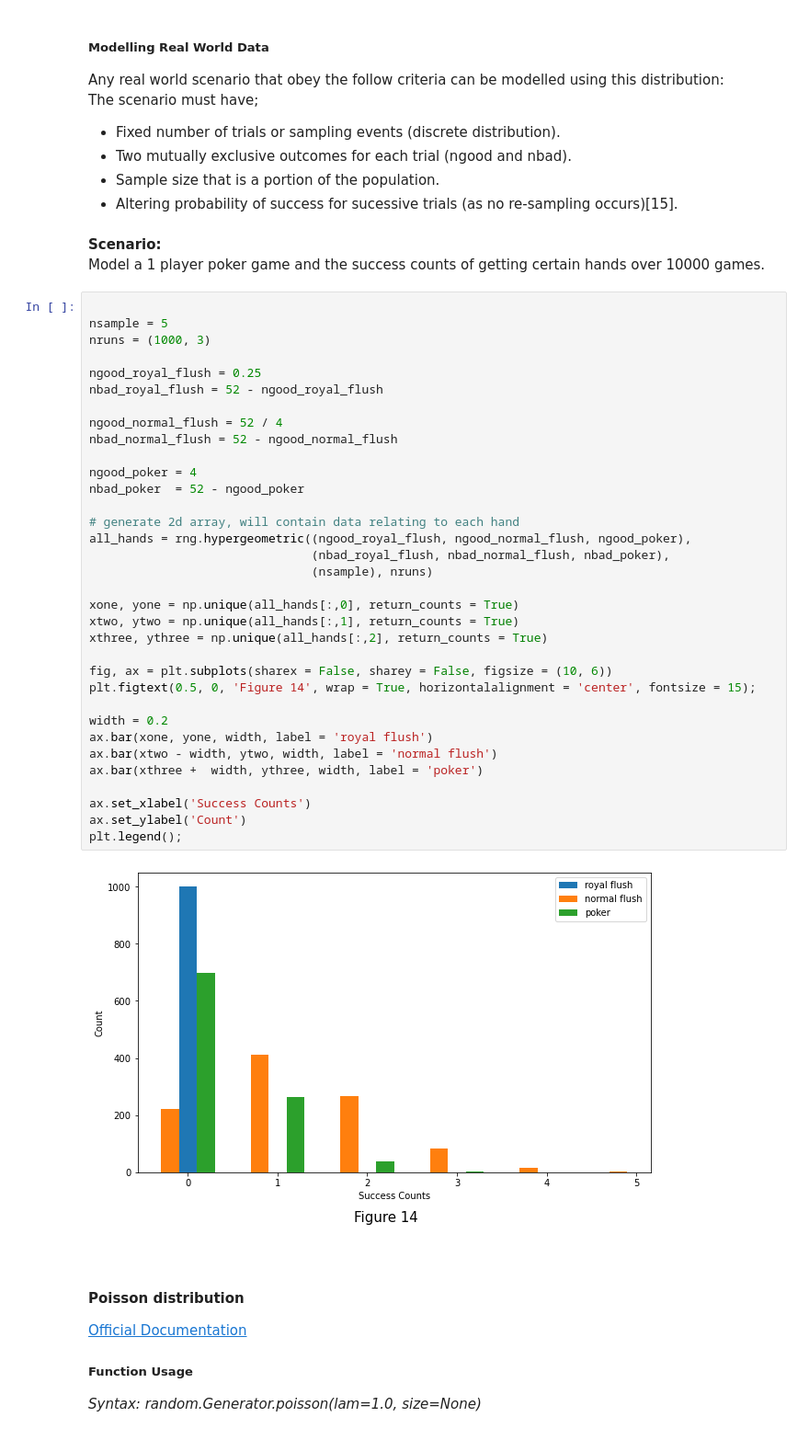
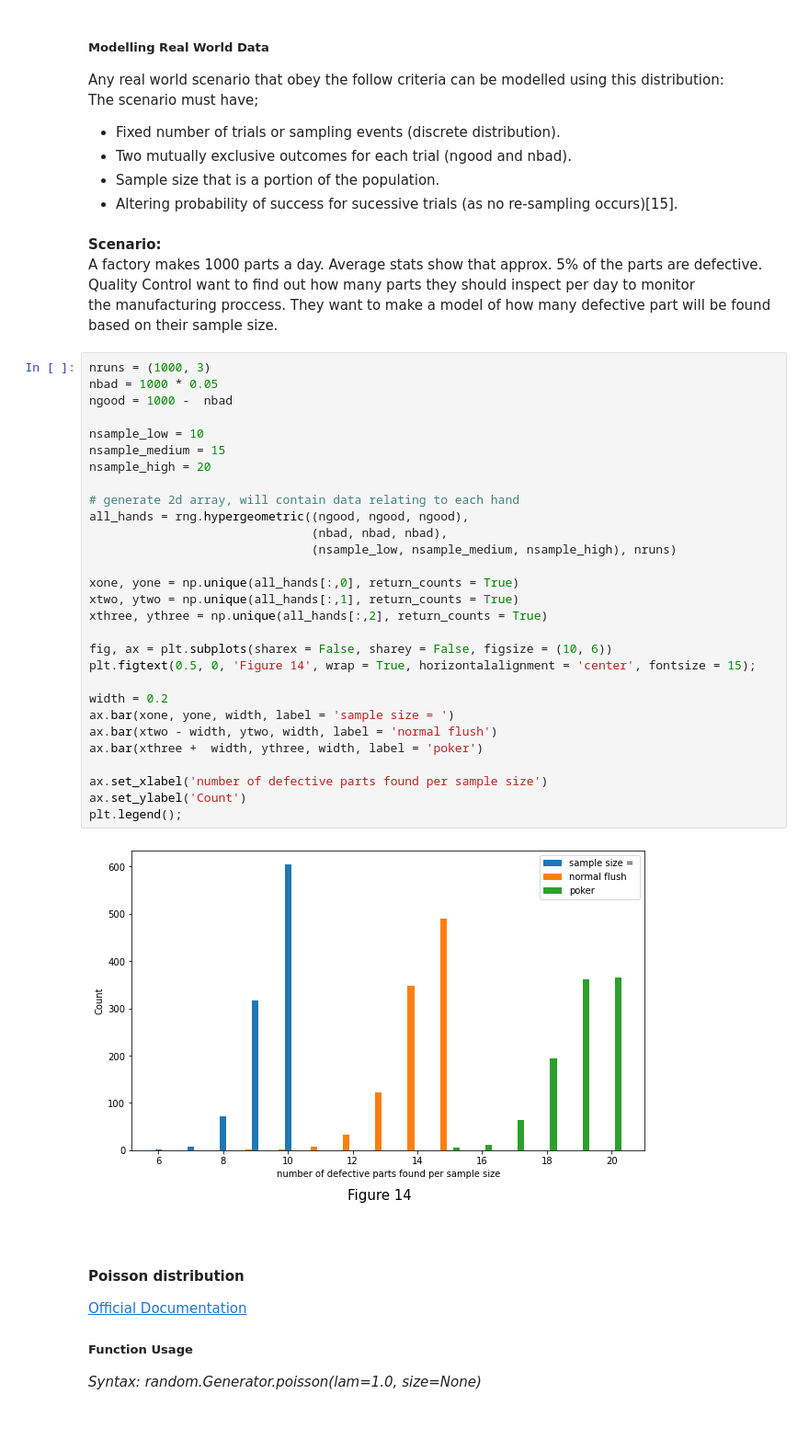
Before and after one commit to CiaranMoran27/numpy.random, a Jupyter notebook: numpy-random.ipynb, the cells around one changed output. Shown at 92% size. Drawn from its saved outputs; the diff is of its cells as text.

Commit message:
Hypergeometric Distribution updated: Adjusted real world scenario

```diff
--- a/numpy-random.ipynb
+++ b/numpy-random.ipynb
@@ -826,43 +826,39 @@ The scenario must have;
 - Altering probability of success for sucessive trials (as no re-sampling occurs)[15].
 # %% [markdown]
 **Scenario:**<br>
-Model a 1 player poker game and the success counts of getting certain hands over 10000 games.
+A factory makes 1000 parts a day. Average stats show that approx. 5% of the parts are defective. Quality Control want to find out how many parts they should inspect per day to monitor<br>
+the manufacturing proccess. They want to make a model of how many defective part will be found based on their sample size.
 # %%
+nruns = (1000, 3)
+nbad = 1000 * 0.05
+ngood = 1000 -  nbad
 
-nsample = 5
-nruns = (1000, 3)
-
-ngood_royal_flush = 0.25
-nbad_royal_flush = 52 - ngood_royal_flush
-
-ngood_normal_flush = 52 / 4
-nbad_normal_flush = 52 - ngood_normal_flush
-
-ngood_poker = 4
-nbad_poker  = 52 - ngood_poker
+nsample_low = 10
+nsample_medium = 15
+nsample_high = 20
 
 # generate 2d array, will contain data relating to each hand
-all_hands = rng.hypergeometric((ngood_royal_flush, ngood_normal_flush, ngood_poker),
-                               (nbad_royal_flush, nbad_normal_flush, nbad_poker),
-                               (nsample), nruns)
+all_hands = rng.hypergeometric((ngood, ngood, ngood),
+                               (nbad, nbad, nbad),
+                               (nsample_low, nsample_medium, nsample_high), nruns)
 
 xone, yone = np.unique(all_hands[:,0], return_counts = True)
 xtwo, ytwo = np.unique(all_hands[:,1], return_counts = True)
 xthree, ythree = np.unique(all_hands[:,2], return_counts = True)
 
 fig, ax = plt.subplots(sharex = False, sharey = False, figsize = (10, 6))
 plt.figtext(0.5, 0, 'Figure 14', wrap = True, horizontalalignment = 'center', fontsize = 15);
 
 width = 0.2
-ax.bar(xone, yone, width, label = 'royal flush')
+ax.bar(xone, yone, width, label = 'sample size = ')
 ax.bar(xtwo - width, ytwo, width, label = 'normal flush')
 ax.bar(xthree +  width, ythree, width, label = 'poker')
 
-ax.set_xlabel('Success Counts')
+ax.set_xlabel('number of defective parts found per sample size')
 ax.set_ylabel('Count')
 plt.legend();
 # %% [output]
-[figure, old version]
+[figure, new version]
 # %% [markdown]
 
 <br>
```
Also changed, not shown: parts of 14 cells of this notebook.
